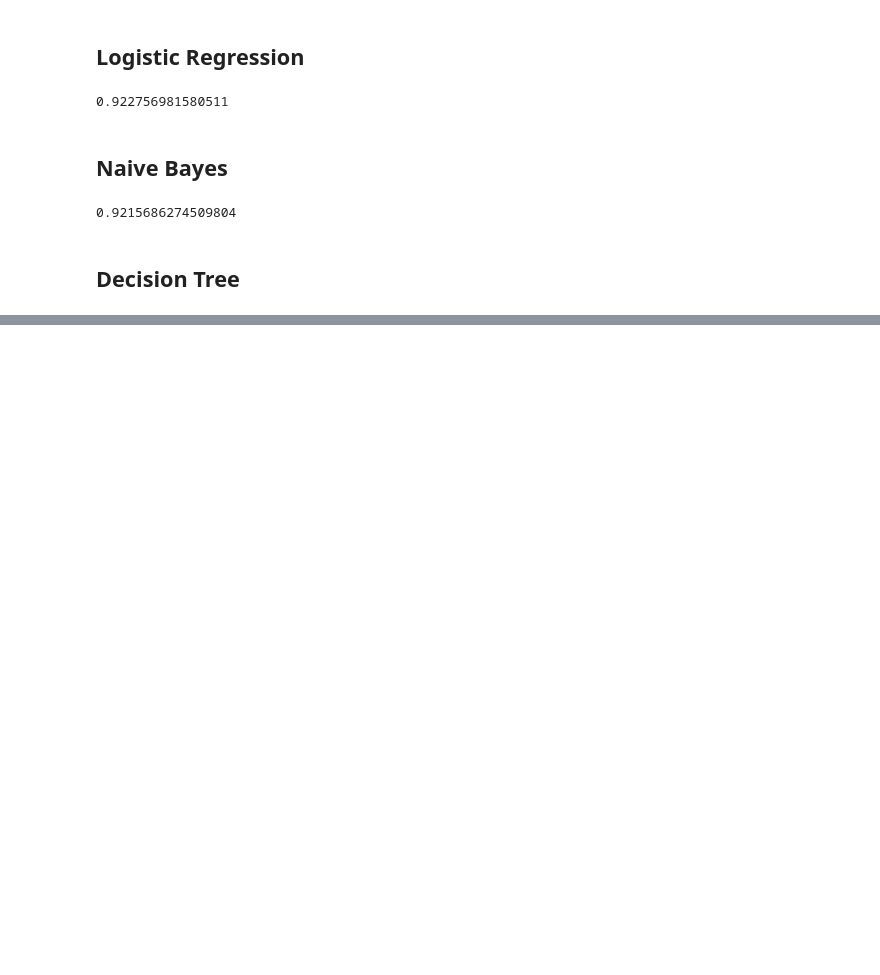
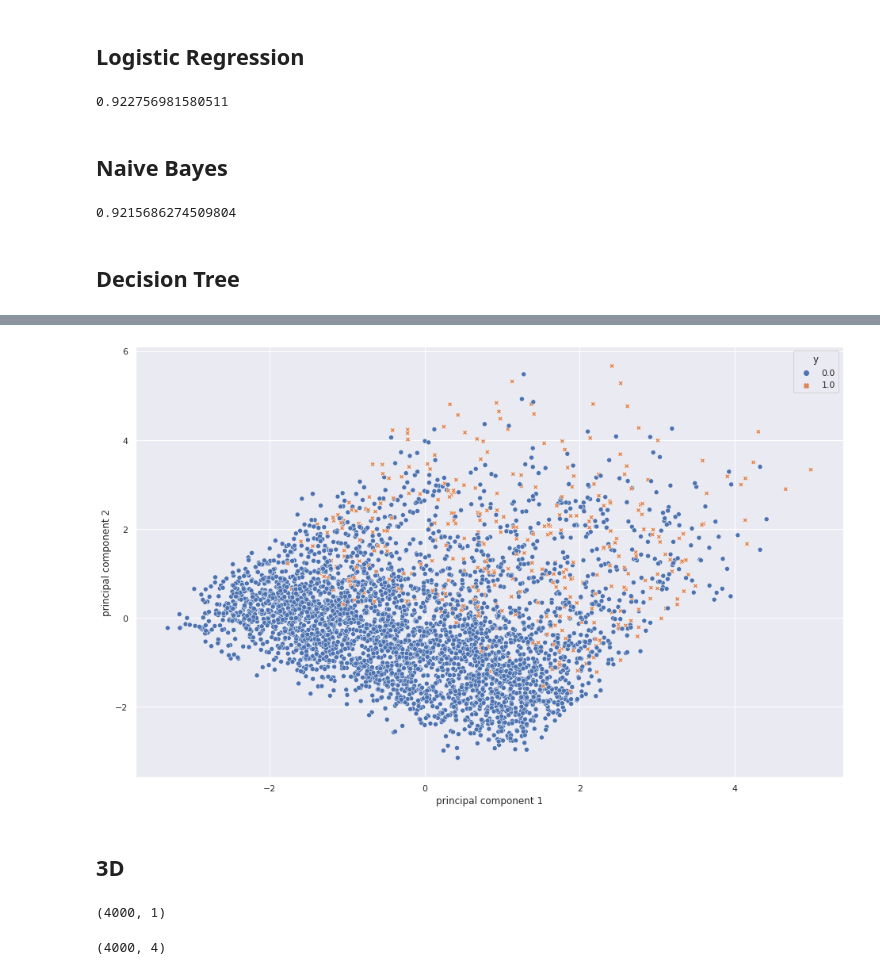
Before and after one commit to susannoo123/CS115, a Jupyter notebook: SVM_final.ipynb, the cells around one changed output, grey strips where cells are left out. Saved outputs shown, nothing was run; the diff lists cells and outputs as text; code cells hidden in the pictures; blank space fills up the shorter version.

```diff
--- a/SVM_final.ipynb
+++ b/SVM_final.ipynb
@@ -719,0 +763,5 @@ print(np.mean(dct_data_list))
+# %%
+from sklearn.decomposition import PCA
+
+pca = PCA(n_components=2)
+X_train_temp = pca.fit_transform(X_train)
@@ -719,0 +773,20 @@ print(np.mean(dct_data_list))
+# %%
+data_set_temp = np.concatenate([X_train_temp,y_train_temp],axis=1)
+data_set_Df = pd.DataFrame(data = data_set_temp
+             , columns = ['principal component 1', 'principal component 2','y'])
+# %%
+import seaborn as sns
+plt.figure(figsize=(16,10))
+sns.scatterplot(
+    x="principal component 1", y="principal component 2",
+    hue="y",
+    data=data_set_Df,
+    style="y",
+    legend="full"
+)
+
+plt.show()
+# %% [output]
+[figure, added]
+# %% [markdown]
+## 3D
@@ -719,0 +798,12 @@ print(np.mean(dct_data_list))
+# %%
+y_train_temp_2 = y_train.to_numpy().reshape(y_train.shape[0],1)
+y_train_temp_2.shape
+# %% [output]
+(4000, 1)
+# %%
+data_set_temp_2 = np.concatenate([X_train_temp_2,y_train_temp_2],axis=1)
+data_set_Df_2 = pd.DataFrame(data = data_set_temp_2
+             , columns = ['principal component 1', 'principal component 2','principal component 3','y'])
+data_set_Df_2.shape
+# %% [output]
+(4000, 4)
```
Also changed, not shown: parts of 8 cells of this notebook.
